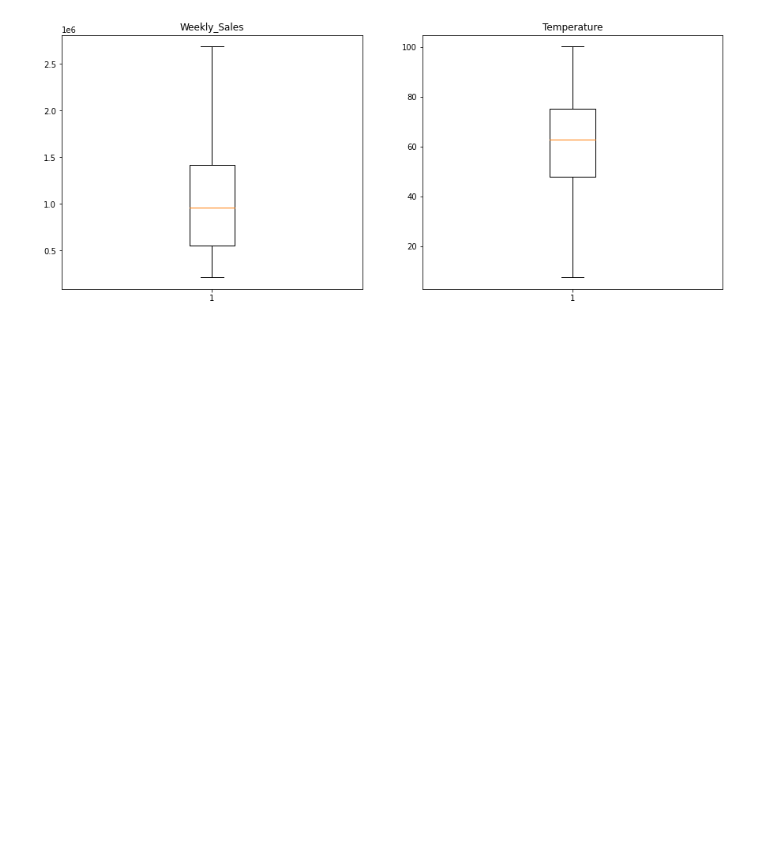
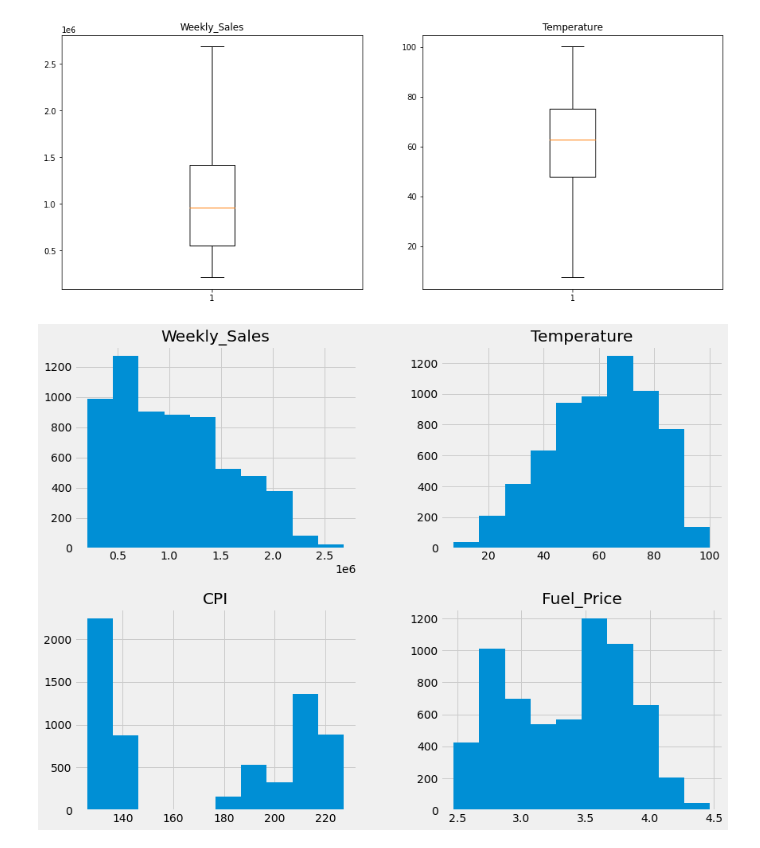
Before and after one commit to abakashi/dnc_deliverable2_walmart, a Jupyter notebook: Deliverable__2_mc_g1.ipynb, the cells around one changed output. Cells and saved outputs as stored; diff of their text form; code cells hidden in the pictures; blank space fills up the shorter version.

Commit message:
Histograma e Matriz de correlação

```diff
--- a/Deliverable__2_mc_g1.ipynb
+++ b/Deliverable__2_mc_g1.ipynb
@@ -145,3 +138,11 @@ ax[1,1].set_visible(False)
 plt.show()
 # %% [output]
 [figure]
+# %%
+#Visualizando variáveis quantitativas.
+plt.style.use('fivethirtyeight')
+ds_no_out.hist(column=['Weekly_Sales', 'Temperature', 'CPI', 'Fuel_Price'],
+figsize=(13,10))
+plt.show()
+# %% [output]
+[figure, added]
```
Also changed, not shown: parts of 3 cells of this notebook.
